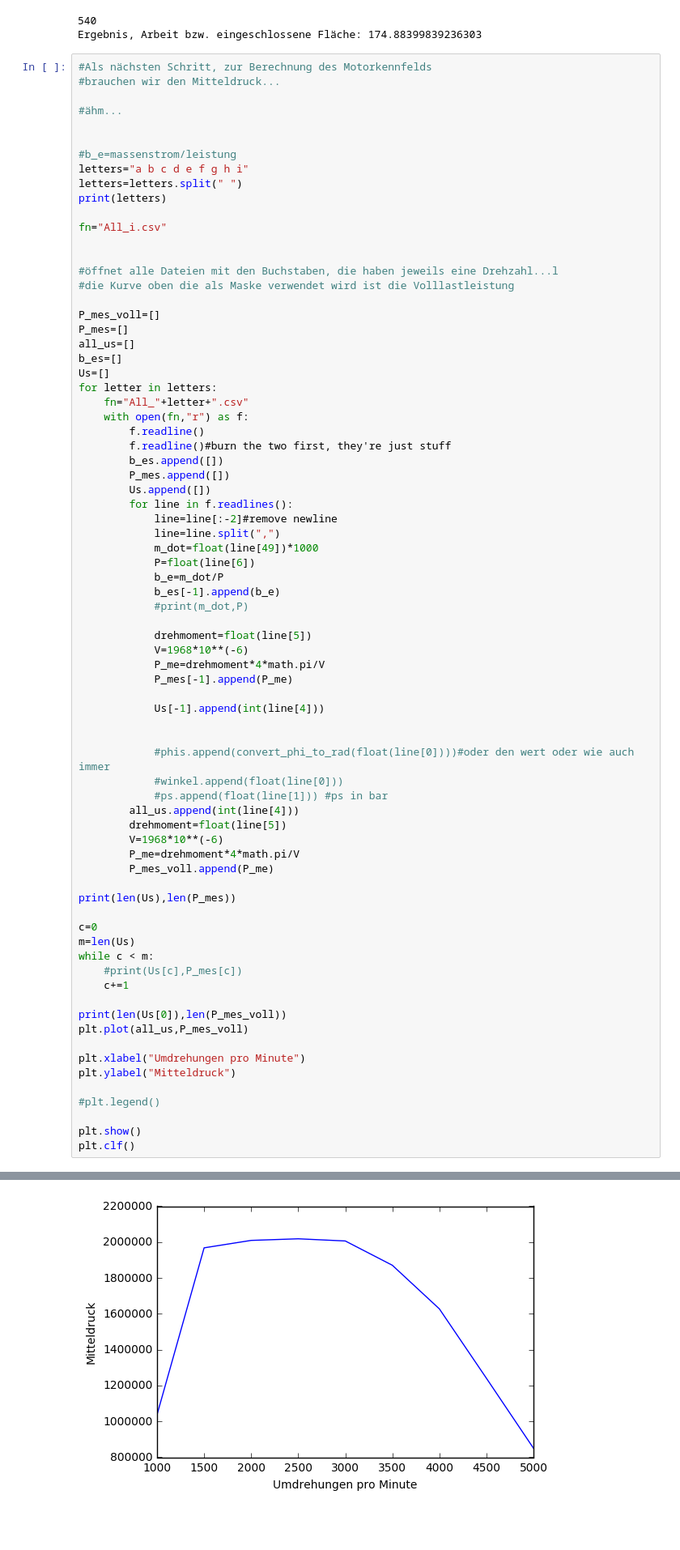
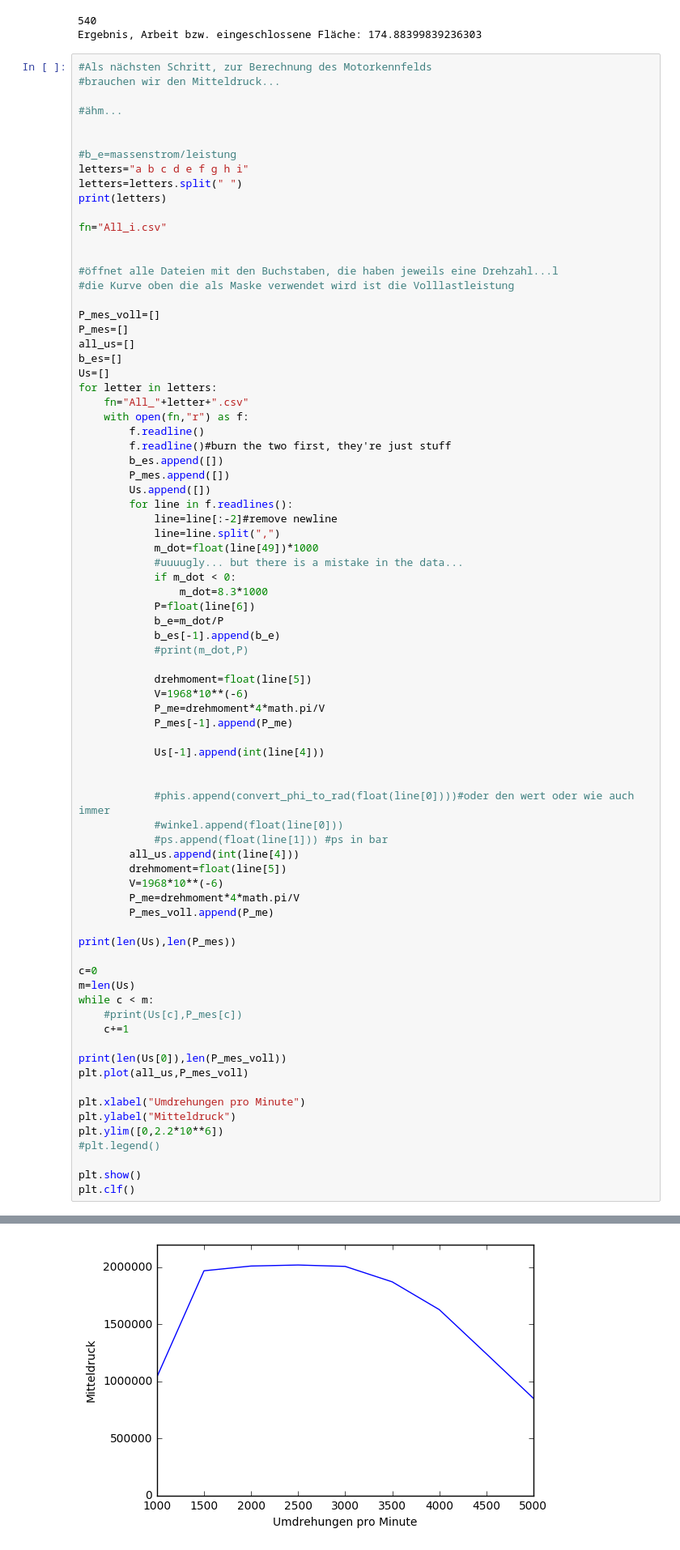
Before and after one commit to BMaxV/Motorkennfeldplot, a Jupyter notebook: main.ipynb, the cells around one changed output, grey strips where cells are left out. Shown at 81% size. Drawn from its saved outputs; the diff is of its cells as text; blank space fills up the shorter version.

```diff
--- a/main.ipynb
+++ b/main.ipynb
@@ -243,6 +243,9 @@ for letter in letters:
             line=line[:-2]#remove newline
             line=line.split(",")
             m_dot=float(line[49])*1000
+            #uuuugly... but there is a mistake in the data...
+            if m_dot < 0:
+                m_dot=8.3*1000
             P=float(line[6])
             b_e=m_dot/P
             b_es[-1].append(b_e)
@@ -259,32 +262,32 @@ for letter in letters:
             #phis.append(convert_phi_to_rad(float(line[0])))#oder den wert oder wie auch immer
             #winkel.append(float(line[0]))
             #ps.append(float(line[1])) #ps in bar
         all_us.append(int(line[4]))
         drehmoment=float(line[5])
         V=1968*10**(-6)
         P_me=drehmoment*4*math.pi/V
         P_mes_voll.append(P_me)
 
 print(len(Us),len(P_mes))
 
 c=0
 m=len(Us)
 while c < m:
     #print(Us[c],P_mes[c])
     c+=1
 
 print(len(Us[0]),len(P_mes_voll))
 plt.plot(all_us,P_mes_voll)
 
 plt.xlabel("Umdrehungen pro Minute")
 plt.ylabel("Mitteldruck")
-
+plt.ylim([0,2.2*10**6])
 #plt.legend()
 
 plt.show()
 plt.clf()
 # %% [output]
 ['a', 'b', 'c', 'd', 'e', 'f', 'g', 'h', 'i']
 9 9
 8 9
-[figure, old version]
+[figure, new version]
```
Also changed, not shown: parts of 5 cells of this notebook.
